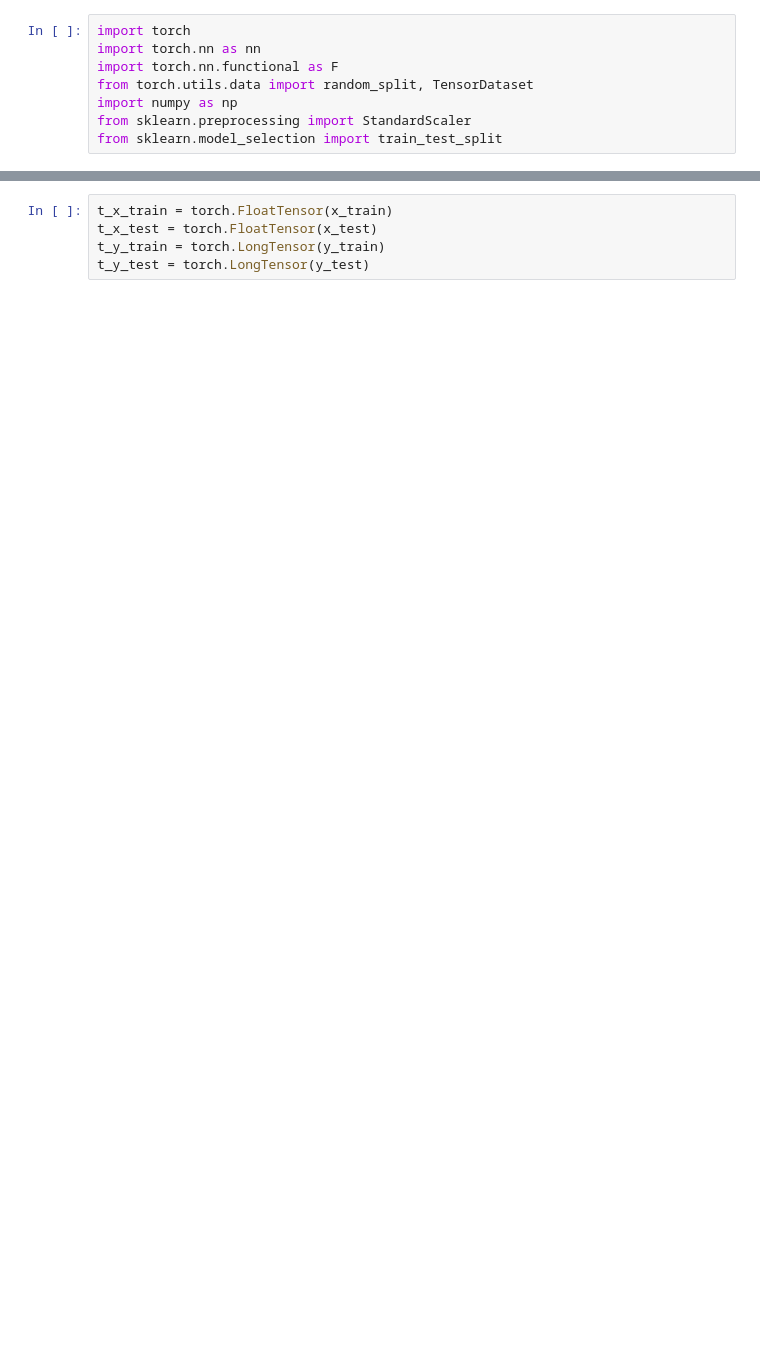
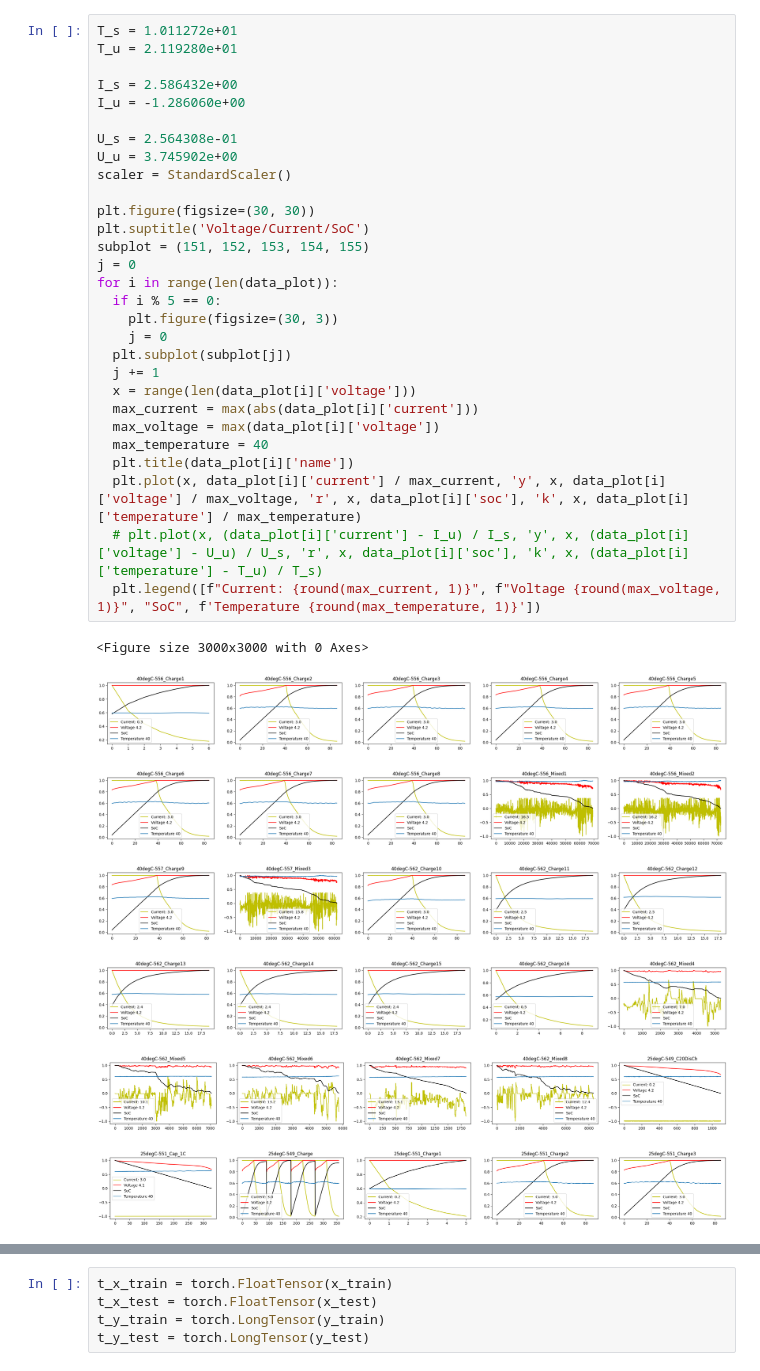
Before and after one commit to josueisaihs/PytorchTutorial, a Jupyter notebook: baterySoC.ipynb, the cells around one changed output, grey strips where cells are left out. Saved outputs shown, nothing was run; the diff lists cells and outputs as text; blank space fills up the shorter version.

```diff
--- a/baterySoC.ipynb
+++ b/baterySoC.ipynb
@@ -90,8 +170,37 @@ Esta csv no tiene descarga: https://github.com/josueisaihs/PytorchTutorial/raw/m
-# %%
-import torch
-import torch.nn as nn
-import torch.nn.functional as F
-from torch.utils.data import random_split, TensorDataset
-import numpy as np
-from sklearn.preprocessing import StandardScaler
-from sklearn.model_selection import train_test_split
+# %%
+T_s = 1.011272e+01
+T_u = 2.119280e+01
+
+I_s = 2.586432e+00
+I_u = -1.286060e+00
+
+U_s = 2.564308e-01
+U_u = 3.745902e+00
+scaler = StandardScaler()
+
+plt.figure(figsize=(30, 30))
+plt.suptitle('Voltage/Current/SoC')
+subplot = (151, 152, 153, 154, 155)
+j = 0
+for i in range(len(data_plot)):
+  if i % 5 == 0:
+    plt.figure(figsize=(30, 3))
+    j = 0
+  plt.subplot(subplot[j])
+  j += 1
+  x = range(len(data_plot[i]['voltage']))
+  max_current = max(abs(data_plot[i]['current']))
+  max_voltage = max(data_plot[i]['voltage'])
+  max_temperature = 40
+  plt.title(data_plot[i]['name'])
+  plt.plot(x, data_plot[i]['current'] / max_current, 'y', x, data_plot[i]['voltage'] / max_voltage, 'r', x, data_plot[i]['soc'], 'k', x, data_plot[i]['temperature'] / max_temperature)
+  # plt.plot(x, (data_plot[i]['current'] - I_u) / I_s, 'y', x, (data_plot[i]['voltage'] - U_u) / U_s, 'r', x, data_plot[i]['soc'], 'k', x, (data_plot[i]['temperature'] - T_u) / T_s)
+  plt.legend([f"Current: {round(max_current, 1)}", f"Voltage {round(max_voltage, 1)}", "SoC", f'Temperature {round(max_temperature, 1)}'])
+# %% [output]
+<Figure size 3000x3000 with 0 Axes>
+[figure, added]
+[figure, added]
+[figure, added]
+[figure, added]
+[figure, added]
+[figure, added]
```
Also changed, not shown: parts of 31 cells of this notebook.
